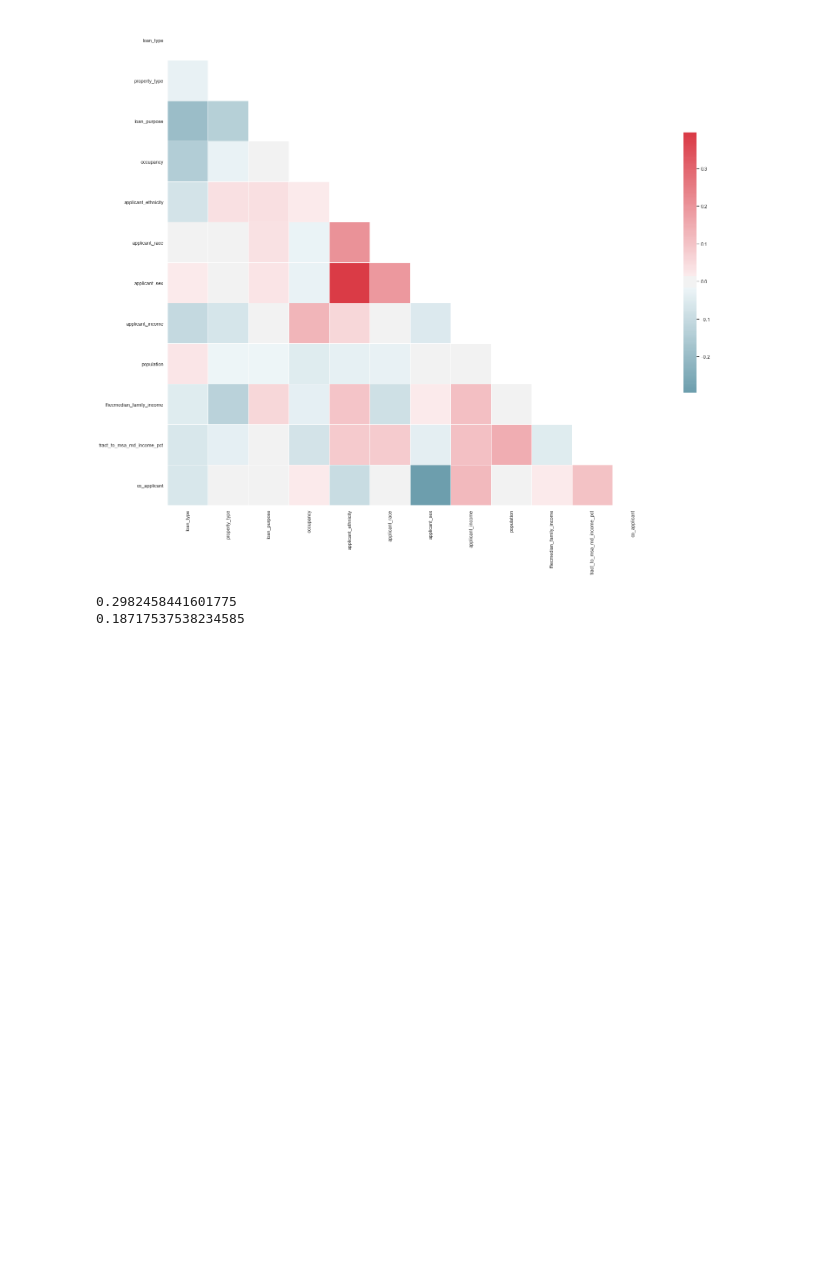
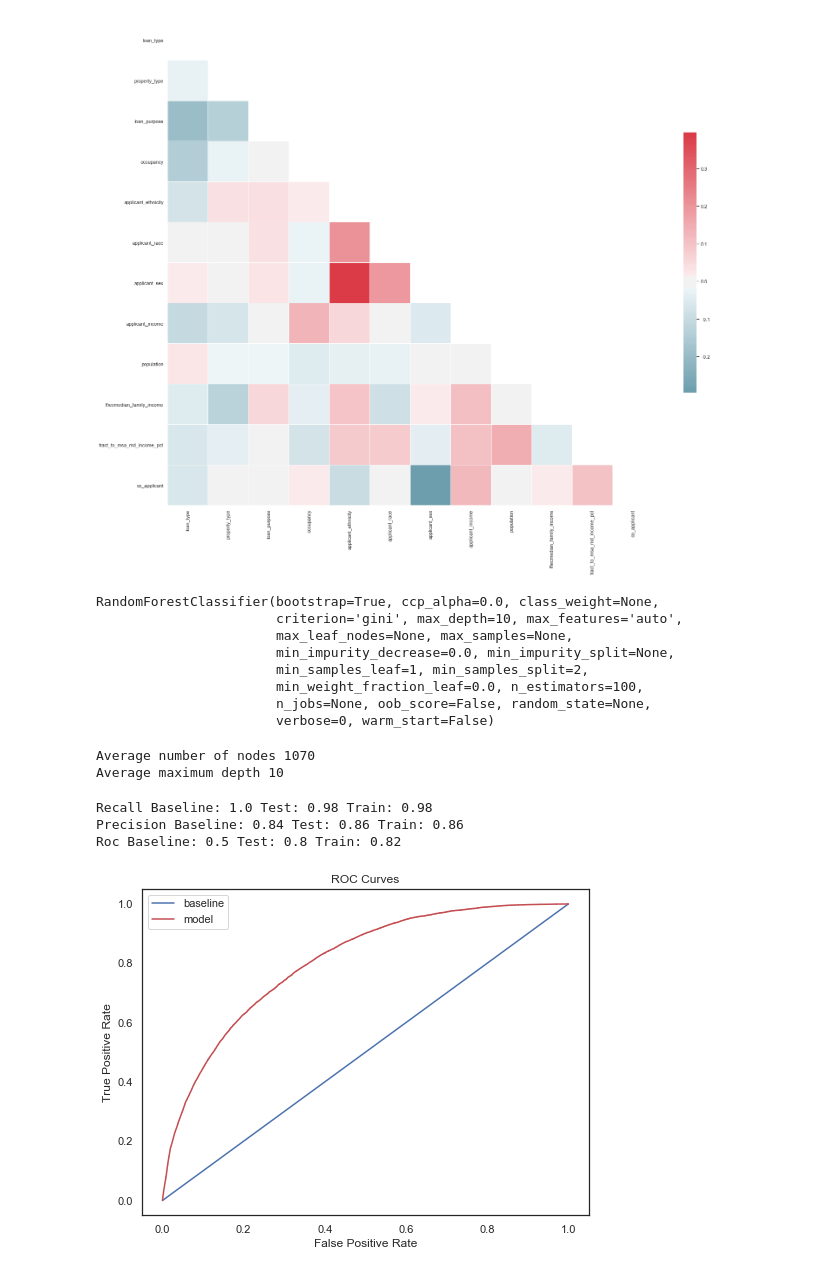
Before and after one commit to xandramichel/Springboard-Capstone-2, a Jupyter notebook: Capstone 2.ipynb, the cells around one changed output. Drawn from its saved outputs; the diff is of its cells as text; code cells hidden in the pictures; blank space fills up the shorter version.

Commit message:
Add files via upload
Changed to randomforestclassifier and began to explore the ROC curve for testing

```diff
--- a/Capstone 2.ipynb
+++ b/Capstone 2.ipynb
@@ -164,9 +164,9 @@ y = df.loan_type
 # %%
 X_train, X_test, y_train, y_test = train_test_split(X, y, test_size=0.2, random_state=123)
 # %%
-from sklearn.ensemble import RandomForestRegressor
+from sklearn.ensemble import RandomForestClassifier
 
-rfr = RandomForestRegressor(n_estimators=1000, max_depth=15)
+rfr = RandomForestClassifier(n_estimators=100, max_depth=10)
 #param_grid = [
   #{'max_depth': [5,15,20]}
 #]
@@ -174,10 +174,25 @@ rfr = RandomForestRegressor(n_estimators=1000, max_depth=15)
 #grid_search.fit(X_train, y_train)
 
 rfr.fit(X_train, y_train)
-
-#R^2 scores
-print(rfr.score(X_train, y_train))
-print(rfr.score(X_test, y_test))
 # %% [output]
-0.2982458441601775
-0.18717537538234585
+RandomForestClassifier(bootstrap=True, ccp_alpha=0.0, class_weight=None,
+                       criterion='gini', max_depth=10, max_features='auto',
+                       max_leaf_nodes=None, max_samples=None,
+                       min_impurity_decrease=0.0, min_impurity_split=None,
+                       min_samples_leaf=1, min_samples_split=2,
+                       min_weight_fraction_leaf=0.0, n_estimators=100,
+                       n_jobs=None, oob_score=False, random_state=None,
+                       verbose=0, warm_start=False)
+# %%
+n_nodes = []
+max_depths = []
+
+for ind_tree in rfr.estimators_:
+    n_nodes.append(ind_tree.tree_.node_count)
+    max_depths.append(ind_tree.tree_.max_depth)
+
+print(f'Average number of nodes {int(np.mean(n_nodes))}')
+print(f'Average maximum depth {int(np.mean(max_depths))}')
+# %% [output]
+Average number of nodes 1070
+Average maximum depth 10
@@ -183,0 +205,46 @@ print(rfr.score(X_test, y_test))
+# %%
+def evaluate_model(predictions, probs, train_predictions, train_probs):
+    """Compare machine learning model to baseline performance.
+    Computes statistics and shows ROC curve."""
+
+    baseline = {}
+
+    baseline['recall'] = recall_score(y_test, [1 for _ in range(len(y_test))])
+    baseline['precision'] = precision_score(y_test, [1 for _ in range(len(y_test))])
+    baseline['roc'] = 0.5
+
+    results = {}
+
+    results['recall'] = recall_score(y_test, predictions)
+    results['precision'] = precision_score(y_test, predictions)
+    results['roc'] = roc_auc_score(y_test, probs)
+
+    train_results = {}
+    train_results['recall'] = recall_score(y_train, train_predictions)
+    train_results['precision'] = precision_score(y_train, train_predictions)
+    train_results['roc'] = roc_auc_score(y_train, train_probs)
+
+    for metric in ['recall', 'precision', 'roc']:
+        print(f'{metric.capitalize()} Baseline: {round(baseline[metric], 2)} Test: {round(results[metric], 2)} Train: {round(train_results[metric], 2)}')
+
+    # Calculate false positive rates and true positive rates
+    base_fpr, base_tpr, _ = roc_curve(y_test, [1 for _ in range(len(y_test))], pos_label=2)
+    model_fpr, model_tpr, _ = roc_curve(y_test, probs, pos_label=2)
+
+    plt.figure(figsize = (8, 6))
+    plt.rcParams['font.size'] = 16
+
+    # Plot both curves
+    plt.plot(base_fpr, base_tpr, 'b', label = 'baseline')
+    plt.plot(model_fpr, model_tpr, 'r', label = 'model')
+    plt.legend();
+    plt.xlabel('False Positive Rate'); plt.ylabel('True Positive Rate'); plt.title('ROC Curves');
+# %%
+from sklearn.metrics import precision_score, recall_score, roc_auc_score, roc_curve
+
+evaluate_model(rf_predictions, rf_probs, train_rf_predictions, train_rf_probs)
+# %% [output]
+Recall Baseline: 1.0 Test: 0.98 Train: 0.98
+Precision Baseline: 0.84 Test: 0.86 Train: 0.86
+Roc Baseline: 0.5 Test: 0.8 Train: 0.82
+[figure, added]
```
Also changed, not shown: parts of 3 cells of this notebook.
